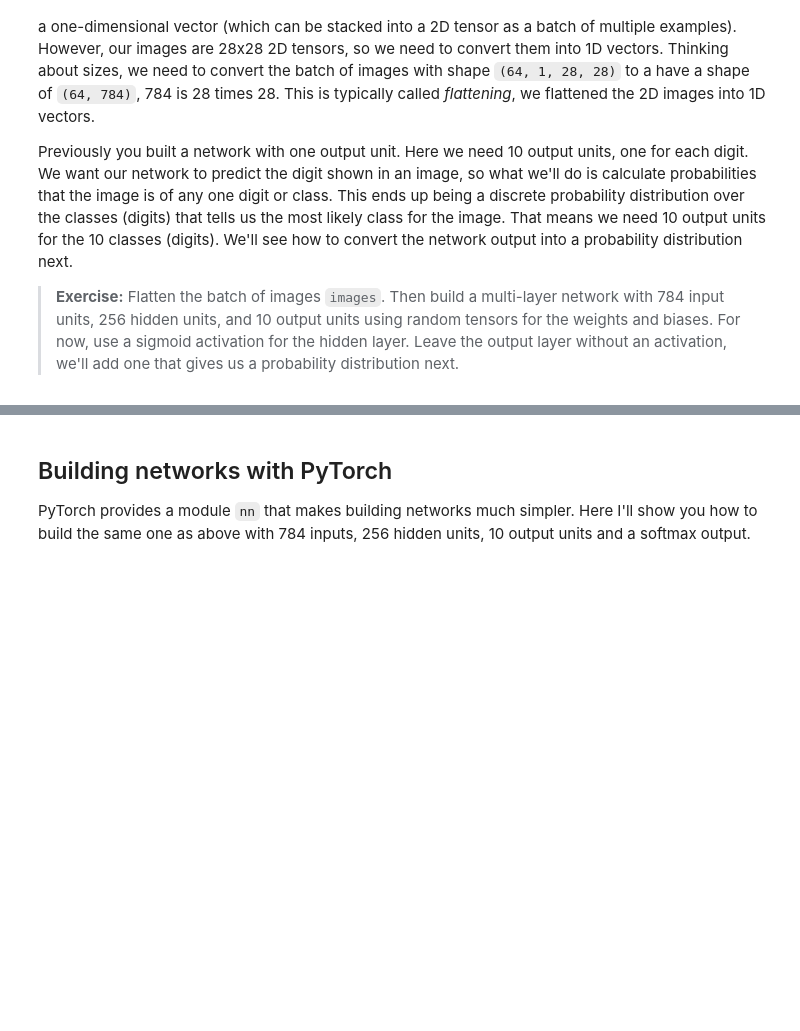
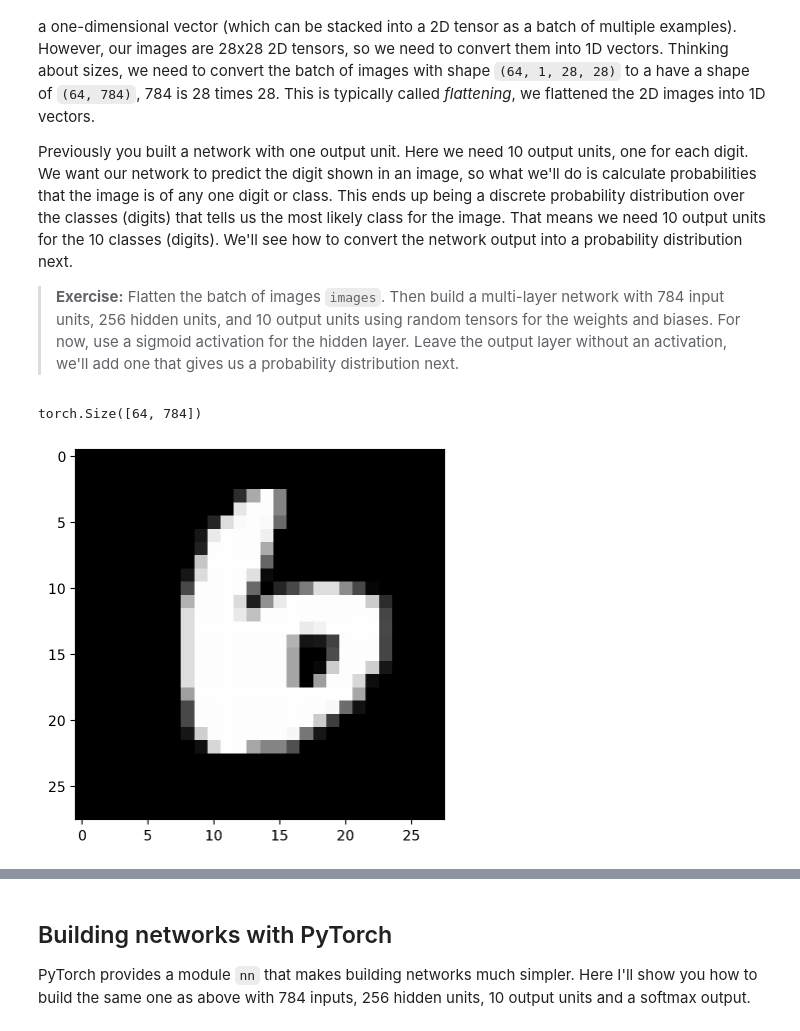
Before and after one commit to adhocmaster/ml-from-scratch, a Jupyter notebook: deep-learning-v2-pytorch-master/intro-to-pytorch/Part 2 - Neural Networks in PyTorch (Exercises).ipynb, the cells around one changed output, grey strips where cells are left out. Drawn from its saved outputs; the diff is of its cells as text; code cells hidden in the pictures; blank space fills up the shorter version.

```diff
--- a/deep-learning-v2-pytorch-master/intro-to-pytorch/Part 2 - Neural Networks in PyTorch (Exercises).ipynb
+++ b/deep-learning-v2-pytorch-master/intro-to-pytorch/Part 2 - Neural Networks in PyTorch (Exercises).ipynb
@@ -100,3 +81,26 @@ out = # output of your network, should have shape (64,10)
+# %%
+## Your solution
+
+
+def flattenBatch(batch):
+    batchSize = batch.shape[0]
+    return batch.reshape((batchSize, -1))
+
+flatBatch = flattenBatch(images)
+# print(flatBatch.shape)
+# plt.imshow(flatBatch[1].numpy().reshape((28,28)), cmap='Greys_r');
+
+# we need 256 hidden units
+def hiddenUnits(n, inputSize):
+    units = []
+    for i in range(n):
+        units.append(
+
+
+# out = # output of your network, should have shape (64,10)
+# %% [output]
+torch.Size([64, 784])
+[figure, added]
 # %% [markdown]
 Now we have 10 outputs for our network. We want to pass in an image to our network and get out a probability distribution over the classes that tells us the likely class(es) the image belongs to. Something that looks like this:
 <img src='assets/image_distribution.png' width=500px>
```
Also changed, not shown: parts of 3 cells of this notebook.
